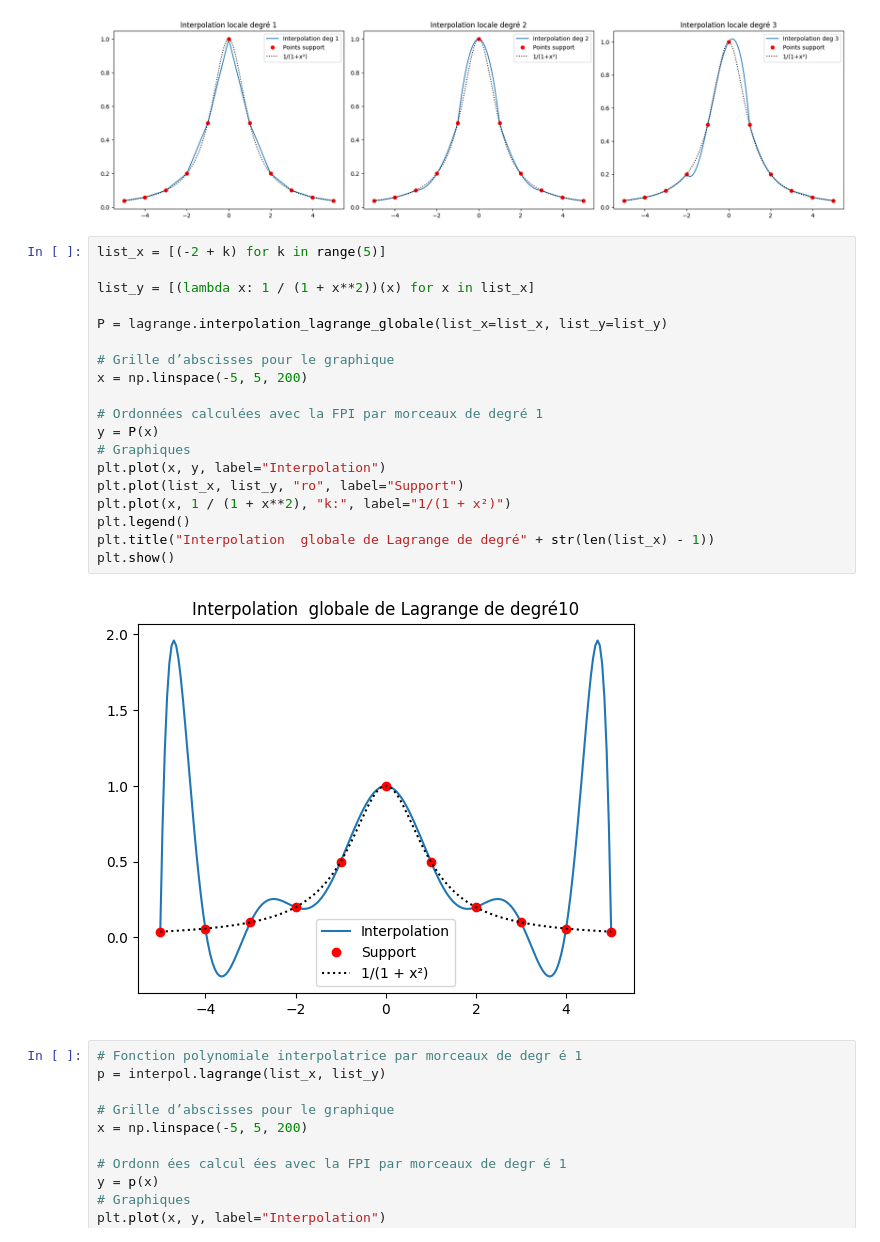
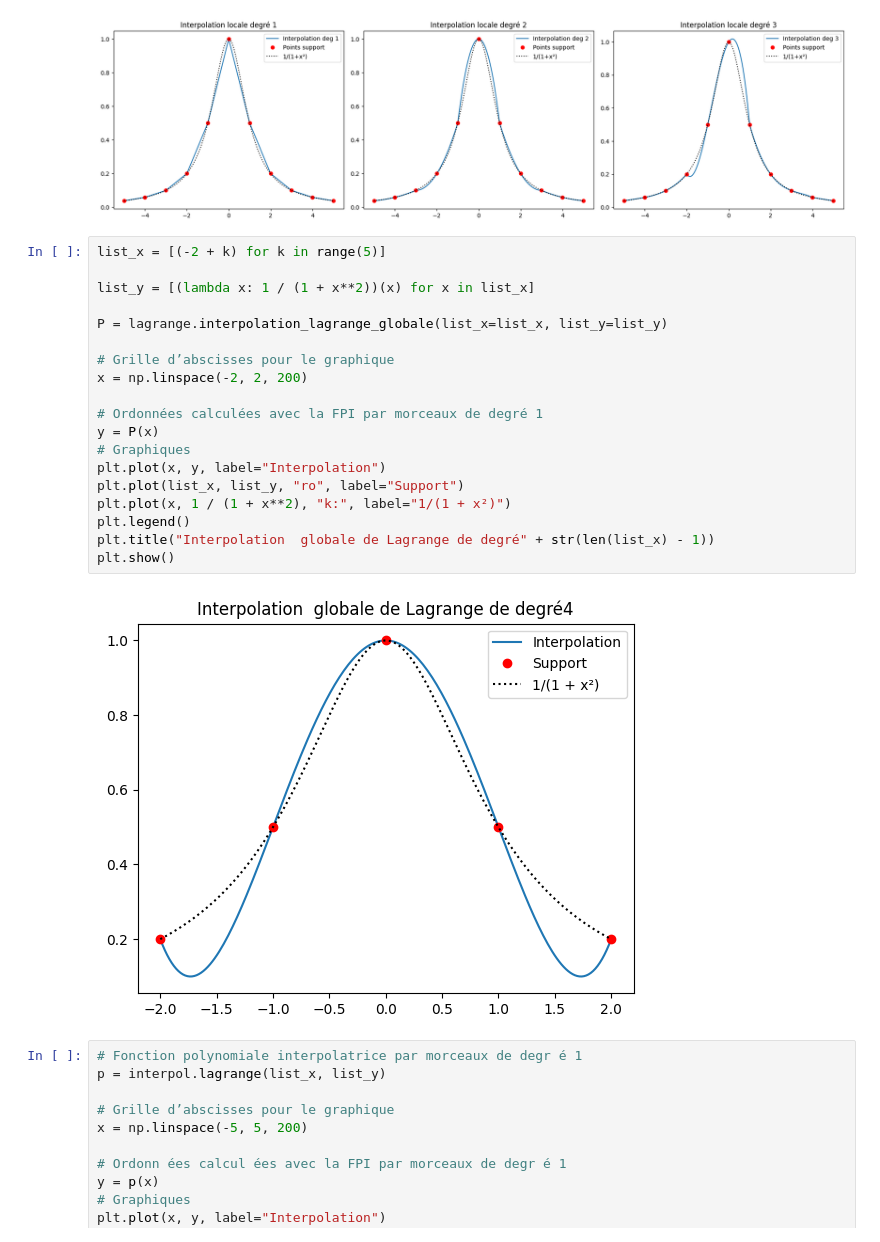
Before and after one commit to flotare/CAN, a Jupyter notebook: src/CAN/cours/interpolation_lagrange/interpolation_lagrange.ipynb, the cells around one changed output. Cells and saved outputs as stored; diff of their text form.

```diff
--- a/src/CAN/cours/interpolation_lagrange/interpolation_lagrange.ipynb
+++ b/src/CAN/cours/interpolation_lagrange/interpolation_lagrange.ipynb
@@ -34,24 +34,24 @@ plt.show()
 # %%
 list_x = [(-2 + k) for k in range(5)]
 
 list_y = [(lambda x: 1 / (1 + x**2))(x) for x in list_x]
 
 P = lagrange.interpolation_lagrange_globale(list_x=list_x, list_y=list_y)
 
 # Grille d’abscisses pour le graphique
-x = np.linspace(-5, 5, 200)
+x = np.linspace(-2, 2, 200)
 
 # Ordonnées calculées avec la FPI par morceaux de degré 1
 y = P(x)
 # Graphiques
 plt.plot(x, y, label="Interpolation")
 plt.plot(list_x, list_y, "ro", label="Support")
 plt.plot(x, 1 / (1 + x**2), "k:", label="1/(1 + x²)")
 plt.legend()
 plt.title("Interpolation  globale de Lagrange de degré" + str(len(list_x) - 1))
 plt.show()
 # %% [output]
-[figure, old version]
+[figure, new version]
 # %%
 # Fonction polynomiale interpolatrice par morceaux de degr é 1
 p = interpol.lagrange(list_x, list_y)
```
